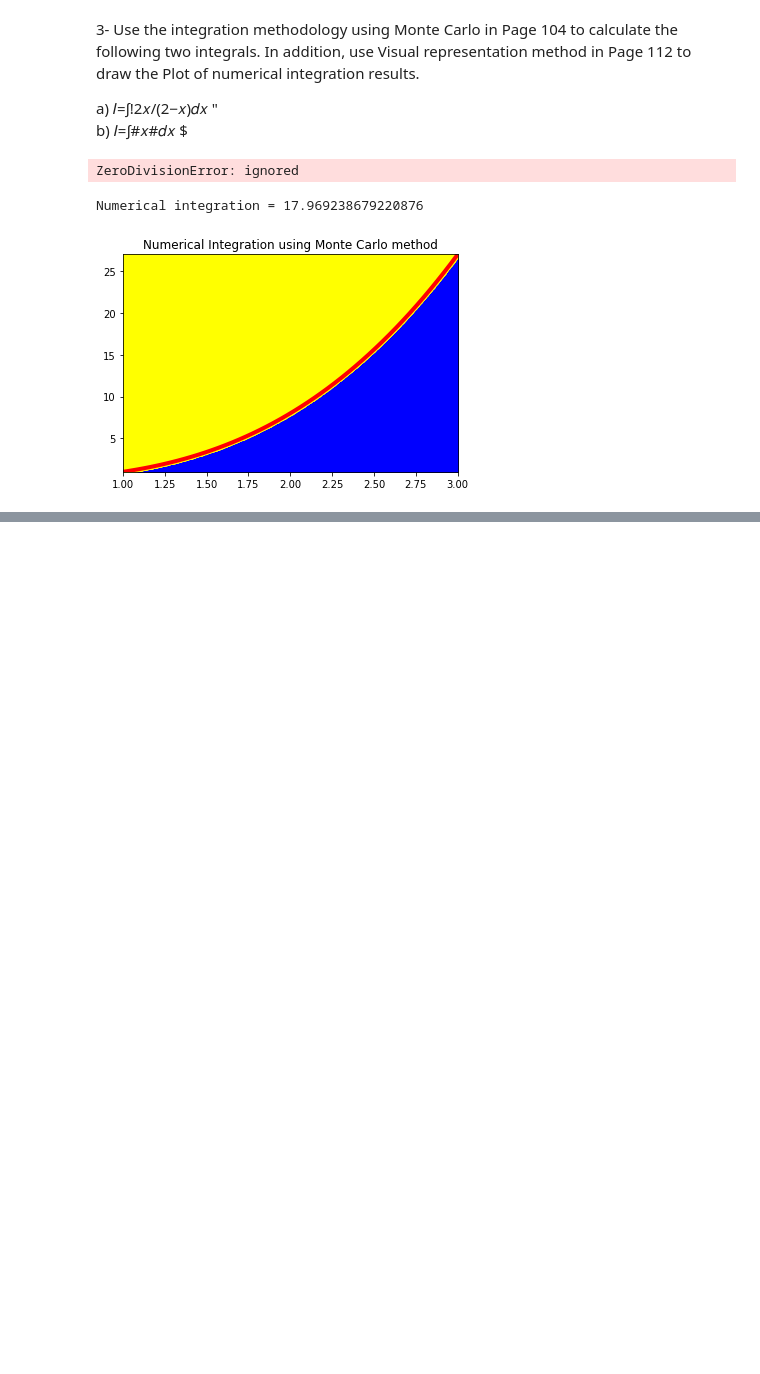
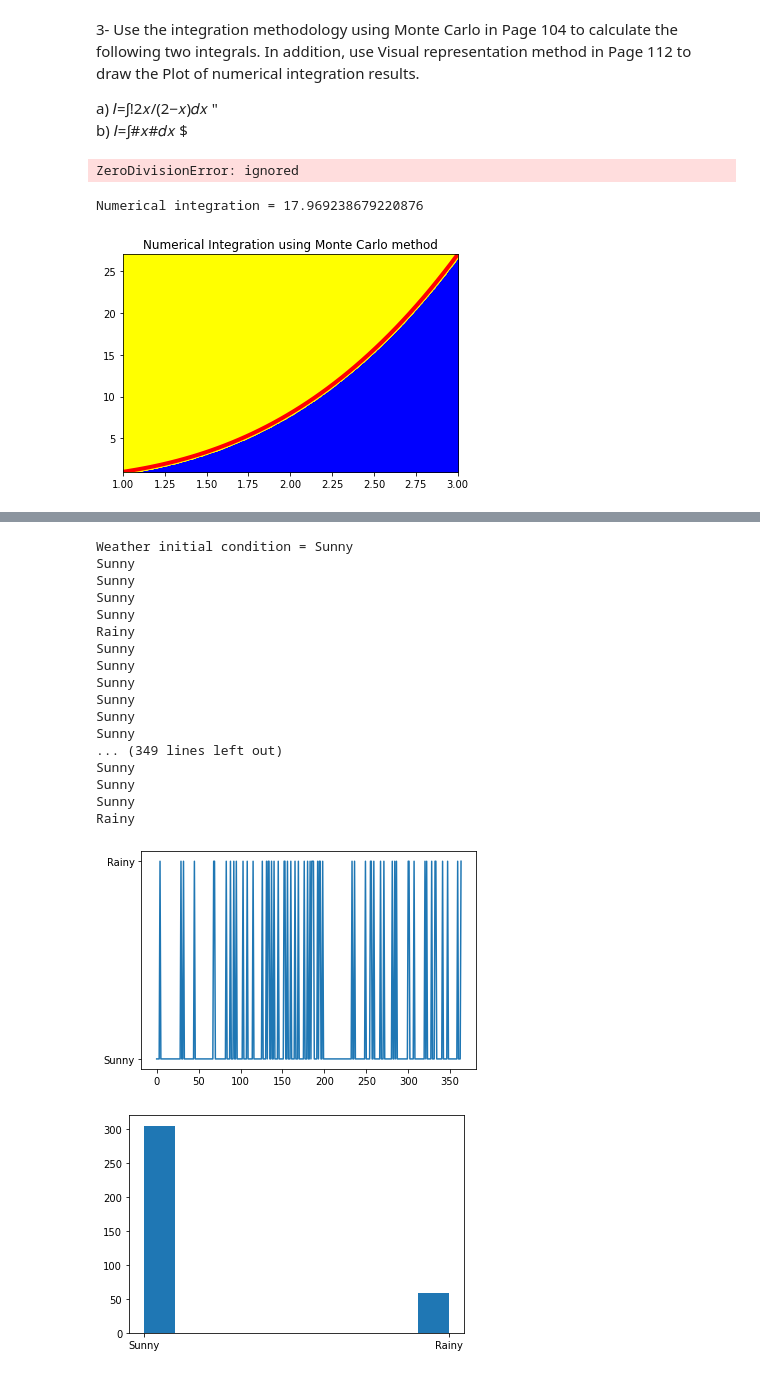
Before and after one commit to twyunting/CSC-632_Intro-to-Simulation-and-Modeling, a Jupyter notebook: homeworks/hw2/CSC-632 HW2_Coding_Yunting Chiu.ipynb, the cells around one changed output, grey strips where cells are left out. Drawn from its saved outputs; the diff is of its cells as text; code cells hidden in the pictures; blank space fills up the shorter version.

```diff
--- a/homeworks/hw2/CSC-632 HW2_Coding_Yunting Chiu.ipynb
+++ b/homeworks/hw2/CSC-632 HW2_Coding_Yunting Chiu.ipynb
@@ -275,0 +363,68 @@ print(a)
+# %%
+# Simulating a weather forcast
+import numpy as np
+import matplotlib.pyplot as plt
+
+np.random.seed(3)
+StatesData = ["Sunny","Rainy"]
+
+TransitionStates = [["SuSu","SuRa"],["RaRa","RaSu"]]
+TransitionMatrix = [[0.80,0.20],[0.25,0.75]]
+
+
+WeatherForecasting = list()
+NumDays = 365
+TodayPrediction = StatesData[0]
+
+print("Weather initial condition =",TodayPrediction)
+
+
+for i in range(1, NumDays):
+
+    if TodayPrediction == "Sunny":
+        TransCondition = np.random.choice(TransitionStates[0],replace=True,p=TransitionMatrix[0])
+        if TransCondition == "SuSu":
+            pass
+        else:
+            TodayPrediction = "Rainy"
+
+
+
+    elif TodayPrediction == "Rainy":
+        TransCondition = np.random.choice(TransitionStates[1],replace=True,p=TransitionMatrix[1])
+        if TransCondition == "RaRa":
+            pass
+        else:
+            TodayPrediction = "Sunny"
+
+
+    WeatherForecasting.append(TodayPrediction)
+    print(TodayPrediction)
+
+
+plt.plot(WeatherForecasting)
+plt.show()
+
+plt.figure()
+plt.hist(WeatherForecasting)
+plt.show()
+# %% [output]
+Weather initial condition = Sunny
+Sunny
+Sunny
+Sunny
+Sunny
+Rainy
+Sunny
+Sunny
+Sunny
+Sunny
+Sunny
+Sunny
+... (349 lines left out)
+Sunny
+Sunny
+Sunny
+Rainy
+[figure, added]
+[figure, added]
```
Also changed, not shown: parts of 13 cells of this notebook.
